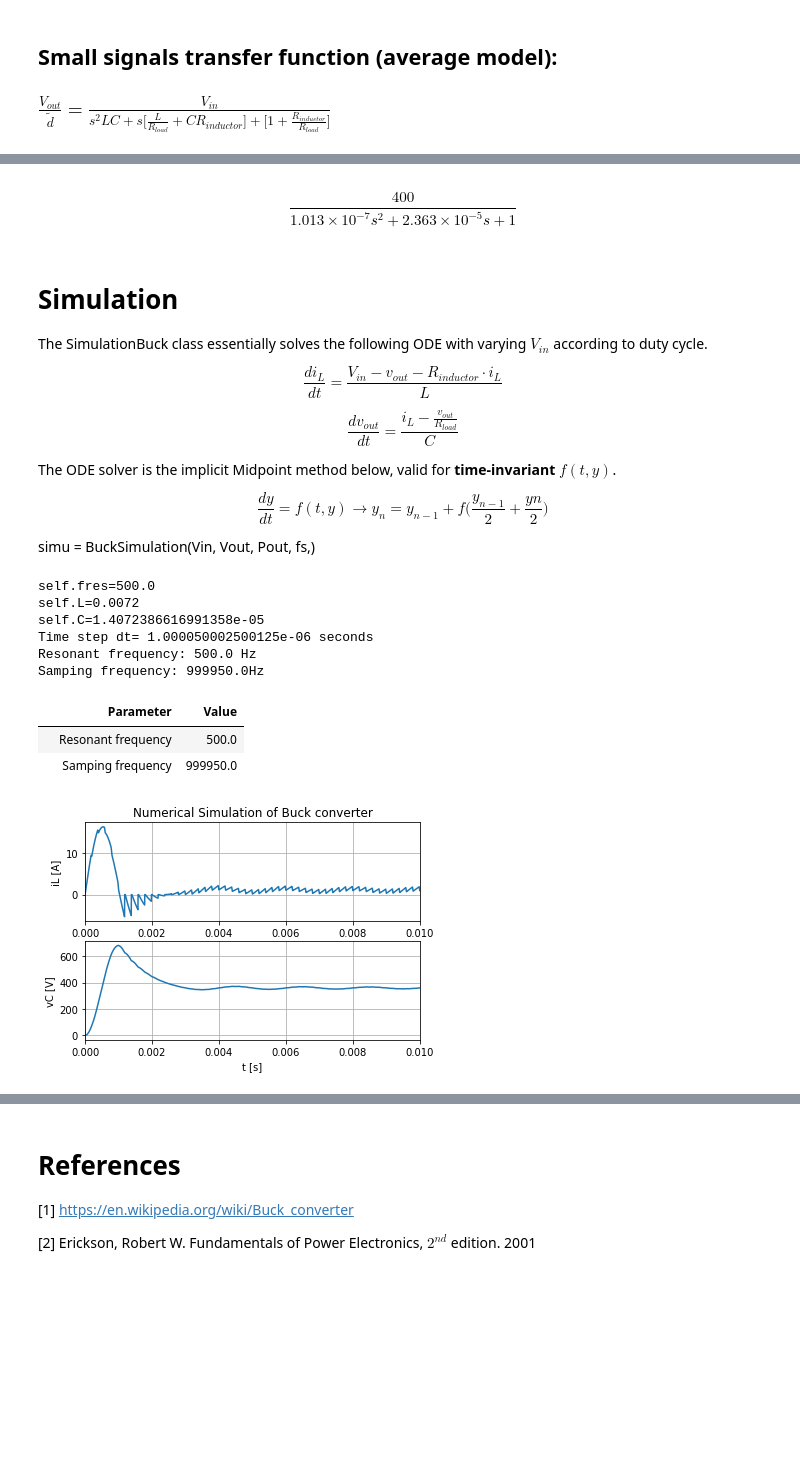
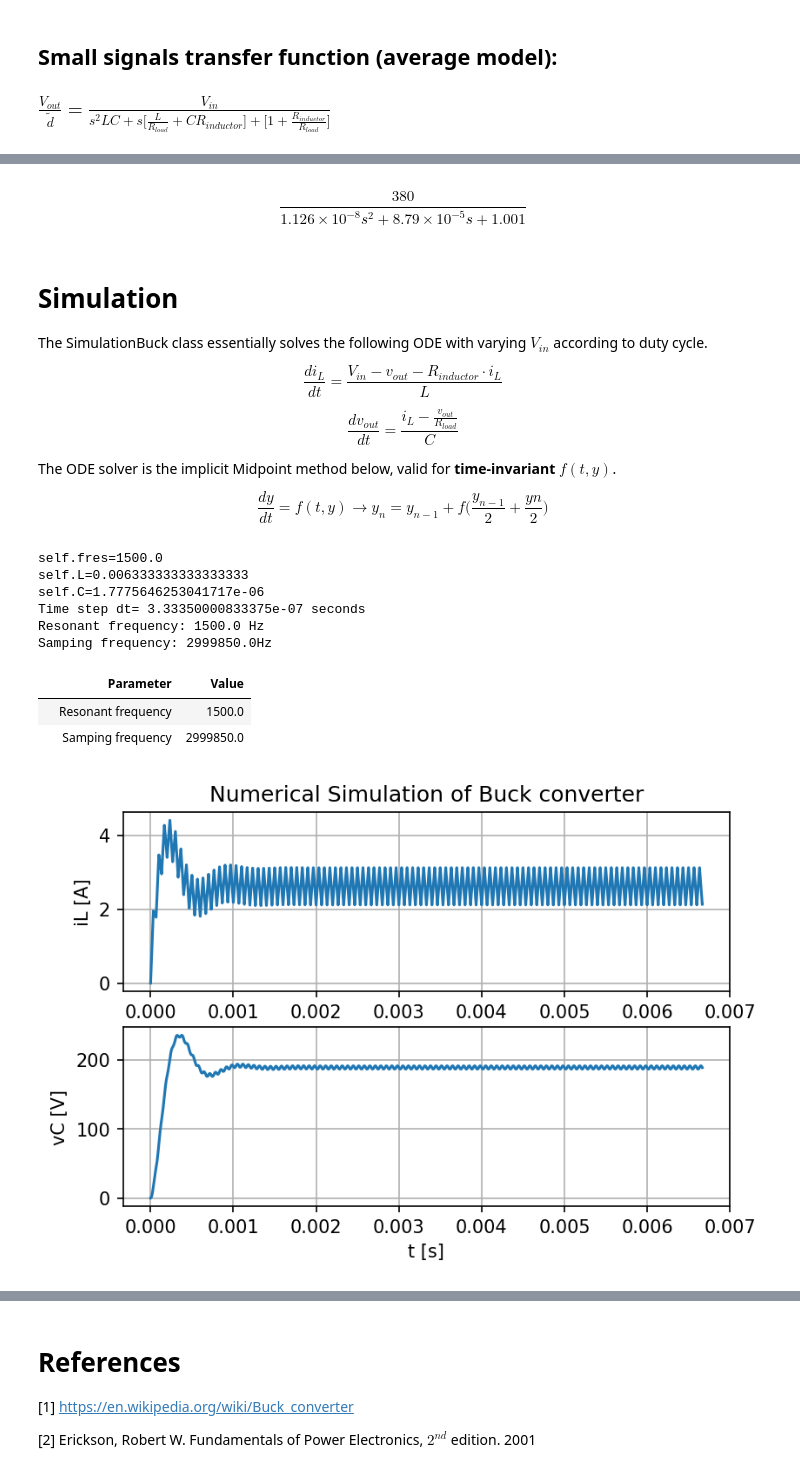
Before and after one commit to eduardobehr/power-electronics, a Jupyter notebook: Buck Converter/2buck_main.ipynb, the cells around one changed output, grey strips where cells are left out. Saved outputs shown, nothing was run; the diff lists cells and outputs as text; code cells hidden in the pictures; blank space fills up the shorter version.

```diff
--- a/Buck Converter/2buck_main.ipynb
+++ b/Buck Converter/2buck_main.ipynb
@@ -27,9 +23,9 @@ import control
 <!-- ![image](figures/Topologia.svg scale=0.2) -->
 # %%
-Vin = 400#*volts    # input voltage
-Vout = 360#*volts    # output voltage
-Pout = 400#*watts  # output power
-fs = 5e3#*Hz    # switching frequency
+Vin = 380#*volts    # input voltage
+Vout = 190#*volts    # output voltage
+Pout = 500#*watts  # output power
+fs = 15e3#*Hz    # switching frequency
 dIL_max = 1#*amperes # maximum Inductor current ripple
 Vd = 0.7  # TODO diode voltage drop
 #dVout_max = 100*volt # maximum Capacitor voltage ripple
@@ -182,7 +179,7 @@ w, mag, phase = control.bode_plot(lti, omega=np.logspace(1,5,200))
 # %%
 lti
 # %% [output]
-$$\frac{400}{1.013 \times 10^{-7} s^2 + 2.363 \times 10^{-5} s + 1}$$
+$$\frac{380}{1.126 \times 10^{-8} s^2 + 8.79 \times 10^{-5} s + 1.001}$$
 # %% [markdown]
 # Simulation
 The SimulationBuck class essentially solves the following ODE with varying $V_{in}$ according to duty cycle.
@@ -209,38 +206,37 @@ $$
 \frac{dy}{dt} = f(t,y) \rightarrow
 y_{n} = y_{n-1} + f\big(\frac{y_{n-1}}{2} + \frac{y{n}}{2}\big)
 $$
-
-simu = BuckSimulation(Vin, Vout, Pout, fs,)
 # %%
 simulation = SimulationBuck(Vin,
                             D,
                             L,
                             Rload,
                             fs,
                             R_inductor,
                             C_out=C_out,
                             RDSon=20e-3,
                             Vdiode=0.7,
                             Eon=Eon,
                             Eoff=Eoff,
                             Qr=Qr)
 simulation.compute()
+plt.figure(dpi=150)
 ax1, ax2 = simulation.plot_states()
 
-ax1.set_xlim([0,.01])
+# ax1.set_xlim([0,.01])
 # ax1.set_ylim([-.01,.2])
 plt.show()
 # %% [output]
-self.fres=500.0
-self.L=0.0072
-self.C=1.4072386616991358e-05
-Time step dt= 1.000050002500125e-06 seconds
-Resonant frequency: 500.0 Hz
-Samping frequency: 999950.0Hz
+self.fres=1500.0
+self.L=0.006333333333333333
+self.C=1.7775646253041717e-06
+Time step dt= 3.33350000833375e-07 seconds
+Resonant frequency: 1500.0 Hz
+Samping frequency: 2999850.0Hz
 |  | Parameter | Value |
-|  | Resonant frequency | 500.0 |
-|  | Samping frequency | 999950.0 |
+|  | Resonant frequency | 1500.0 |
+|  | Samping frequency | 2999850.0 |
-[figure, old version]
+[figure, new version]
 # %%
 length = len(simulation.iL)  # length of simulated data
 half = int(length/2+1)  # half way through the simulated data
```
Also changed, not shown: parts of 15 cells of this notebook, 9 other files.
